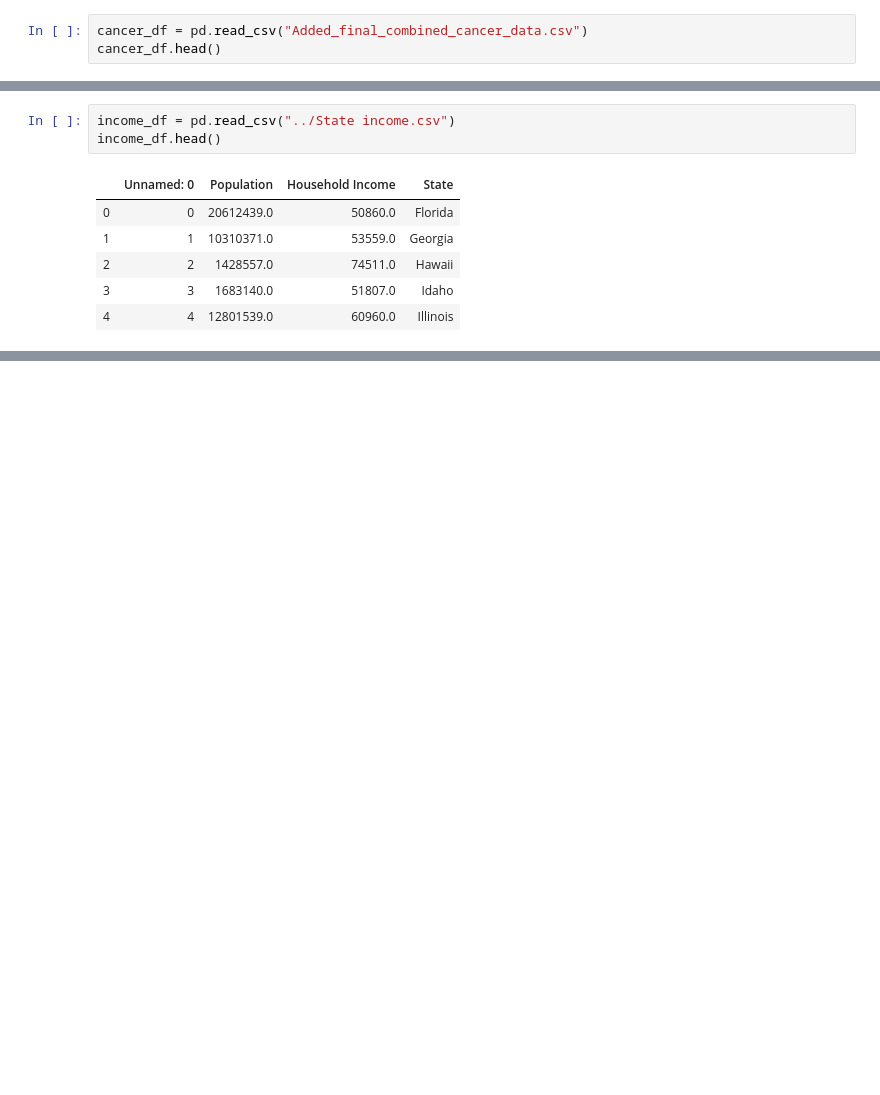
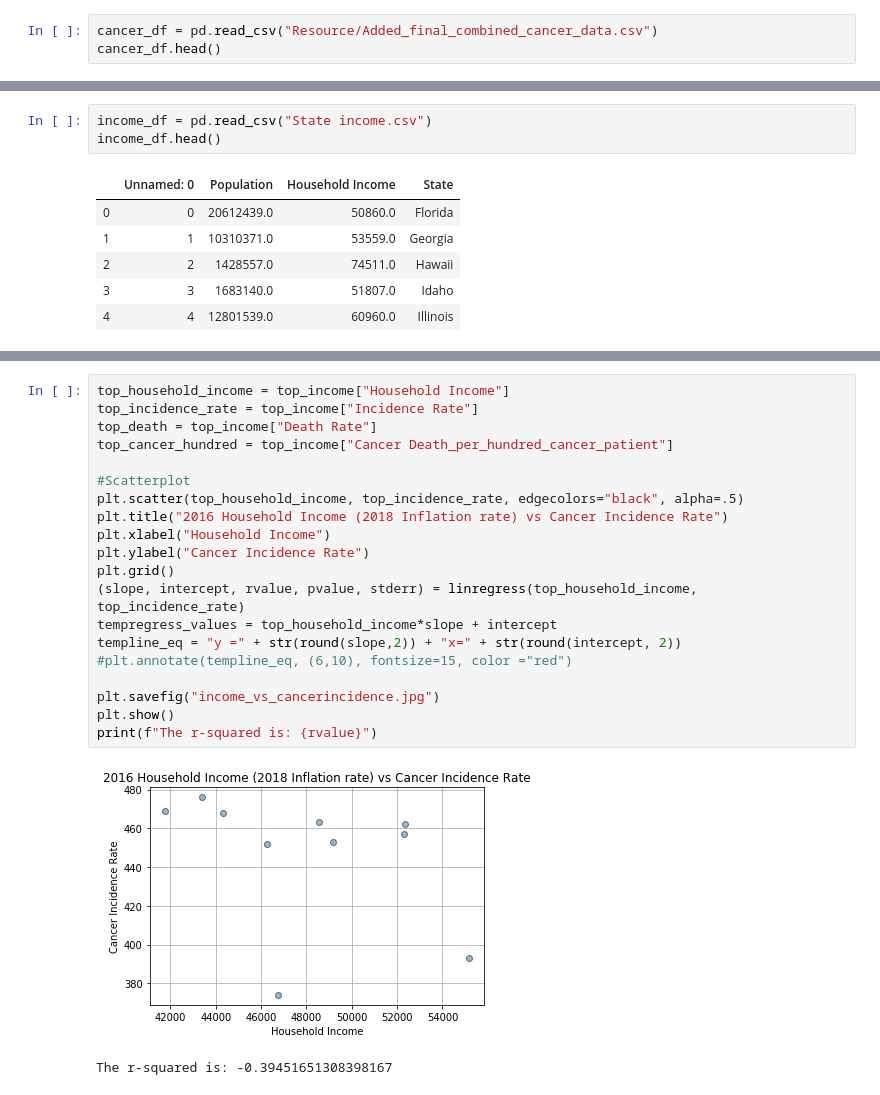
Before and after one commit to settinge/Cancer-and-Nonbiological-Variables, a Jupyter notebook: Income Regression.ipynb, the cells around one changed output, grey strips where cells are left out. Drawn from its saved outputs; the diff is of its cells as text; blank space fills up the shorter version.

Commit message:
Ben final code and visualizations

```diff
--- a/Income Regression.ipynb
+++ b/Income Regression.ipynb
@@ -5,5 +7,5 @@ import numpy as np
 # %%
-cancer_df = pd.read_csv("Added_final_combined_cancer_data.csv")
+cancer_df = pd.read_csv("Resource/Added_final_combined_cancer_data.csv")
 cancer_df.head()
 # %% [output]
 |  | State | Incidence Rate | Average Annual Count_x | Death Rate | Average Annual Count_y | Cancer Death_per_hundred_cancer_p... |
@@ -58,7 +60,7 @@ top
 | 21 | Ohio | 462.0 | 64858.0 | 177.0 | 25317.0 | 39.0 |
 | 23 | Indiana | 457.0 | 34242.0 | 178.0 | 13416.0 | 39.0 |
 # %%
-income_df = pd.read_csv("../State income.csv")
+income_df = pd.read_csv("State income.csv")
 income_df.head()
 # %% [output]
 |  | Unnamed: 0 | Population | Household Income | State |
@@ -73,0 +88,23 @@ top_income.to_csv("top income.csv", sep=",")
+# %%
+top_household_income = top_income["Household Income"]
+top_incidence_rate = top_income["Incidence Rate"]
+top_death = top_income["Death Rate"]
+top_cancer_hundred = top_income["Cancer Death_per_hundred_cancer_patient"]
+
+#Scatterplot
+plt.scatter(top_household_income, top_incidence_rate, edgecolors="black", alpha=.5)
+plt.title("2016 Household Income (2018 Inflation rate) vs Cancer Incidence Rate")
+plt.xlabel("Household Income")
+plt.ylabel("Cancer Incidence Rate")
+plt.grid()
+(slope, intercept, rvalue, pvalue, stderr) = linregress(top_household_income, top_incidence_rate)
+tempregress_values = top_household_income*slope + intercept
+templine_eq = "y =" + str(round(slope,2)) + "x=" + str(round(intercept, 2))
+#plt.annotate(templine_eq, (6,10), fontsize=15, color ="red")
+
+plt.savefig("income_vs_cancerincidence.jpg")
+plt.show()
+print(f"The r-squared is: {rvalue}")
+# %% [output]
+[figure, added]
+The r-squared is: -0.39451651308398167
```
Also changed, not shown: parts of 8 cells of this notebook, 44 other files.
